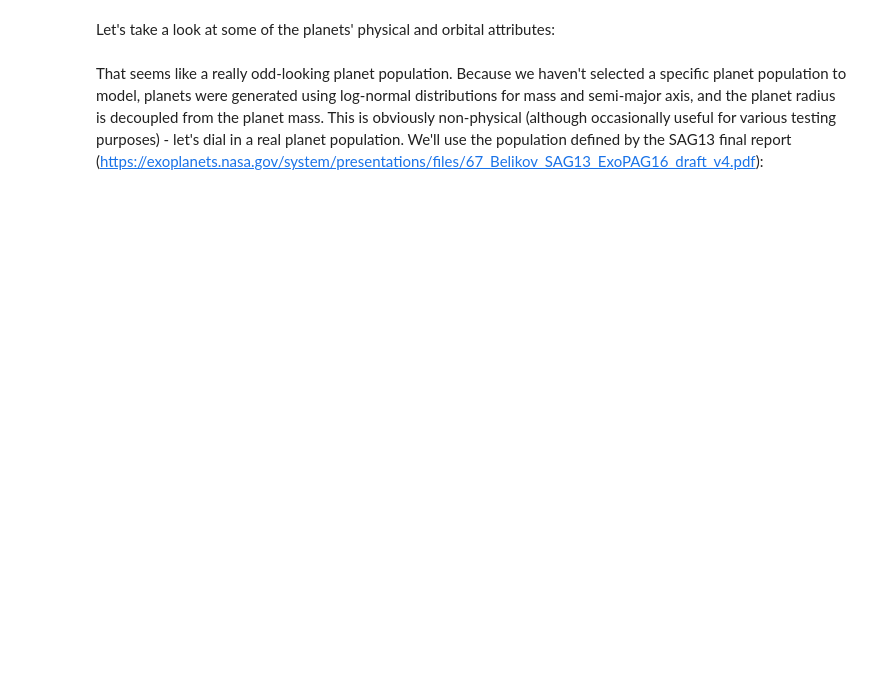
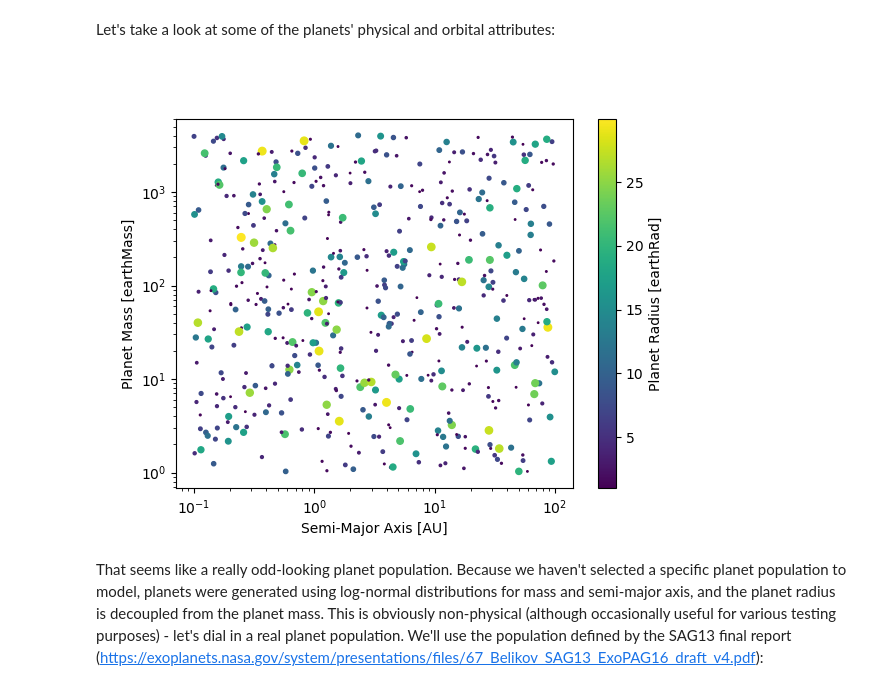
Before and after one commit to dsavransky/YieldModelingWorkshopTutorial, a Jupyter notebook: Notebooks/EXOSIMS_tutorial1.ipynb, the cells around one changed output. Cells and saved outputs as stored; diff of their text form; code cells hidden in the pictures; blank space fills up the shorter version.

```diff
--- a/Notebooks/EXOSIMS_tutorial1.ipynb
+++ b/Notebooks/EXOSIMS_tutorial1.ipynb
@@ -231,16 +441,18 @@ Let's take a look at some of the planets' physical and orbital attributes:
 # %%
 fig, ax = plt.subplots()
 pts = ax.scatter(
     sim3.SimulatedUniverse.a,
     sim3.SimulatedUniverse.Mp,
-    s=sim3.SimulatedUniverse.Rp,
-    c=sim3.SimulatedUniverse.Rp,
+    s=sim3.SimulatedUniverse.Rp.value,
+    c=sim3.SimulatedUniverse.Rp.value,
 )
 ax.set_xscale("log")
 ax.set_yscale("log")
 ax.set_ylabel(f"Planet Mass [{sim3.SimulatedUniverse.Mp.unit}]")
 ax.set_xlabel(f"Semi-Major Axis [{sim3.SimulatedUniverse.a.unit}]")
 plt.colorbar(pts, label=f"Planet Radius [{sim3.SimulatedUniverse.Rp.unit}]");
+# %% [output]
+[figure, added]
 # %% [markdown]
 That seems like a really odd-looking planet population.  Because we haven't selected a specific planet population to model, planets were generated using log-normal distributions for mass and semi-major axis, and the planet radius is decoupled from the planet mass.  This is obviously non-physical (although occasionally useful for various testing purposes) - let's dial in a real planet population. We'll use the population defined by the SAG13 final report (https://exoplanets.nasa.gov/system/presentations/files/67_Belikov_SAG13_ExoPAG16_draft_v4.pdf):
 # %%
```
Also changed, not shown: parts of 43 cells of this notebook, 1 other file.
